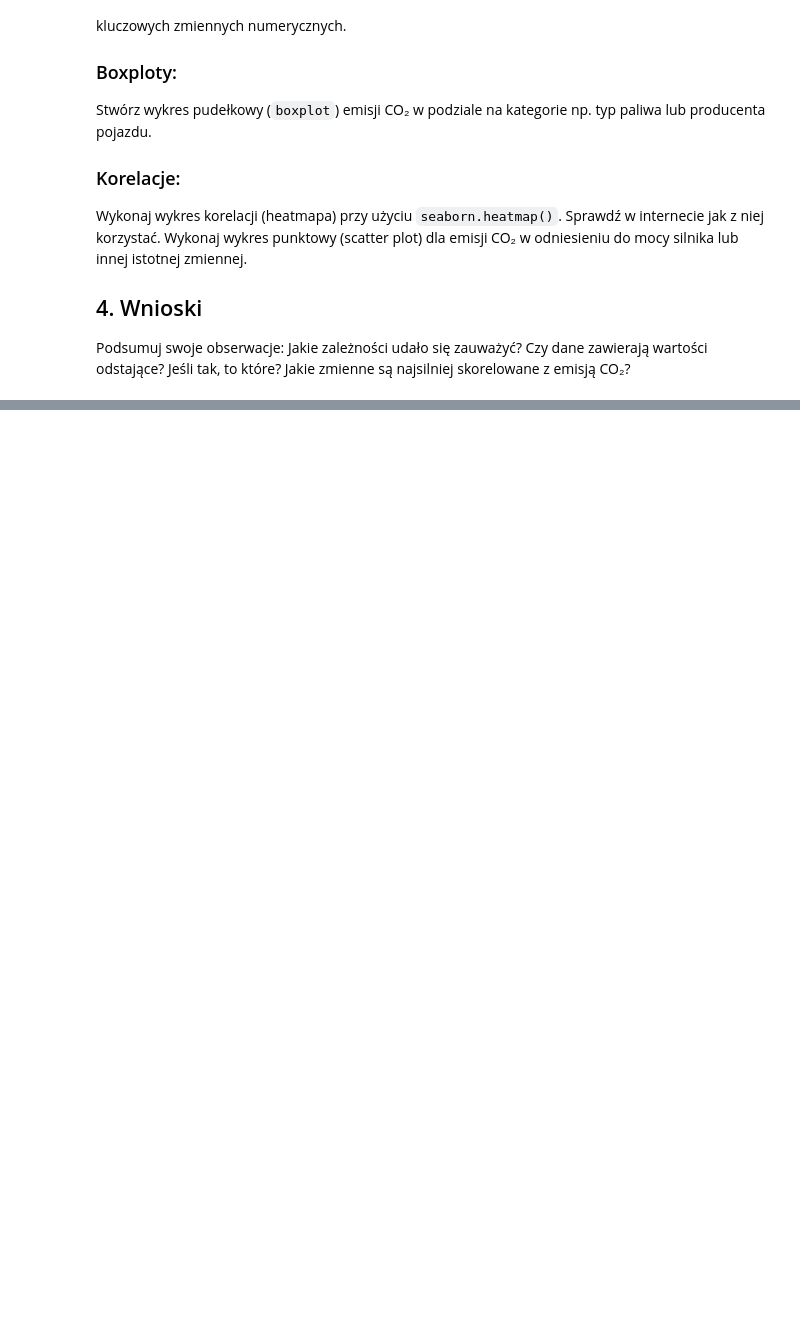
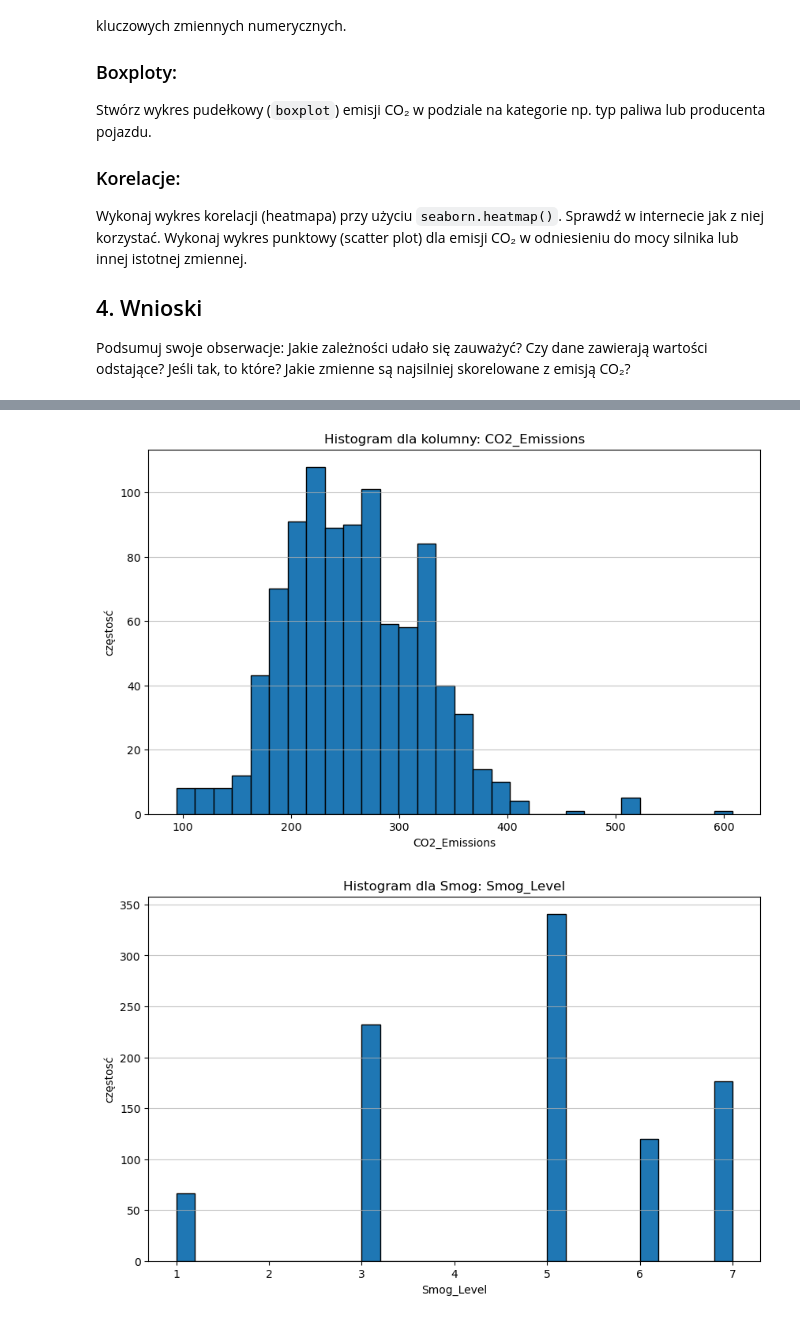
Before and after one commit to annlyd1986/labaJDA, a Jupyter notebook: codes/Laba25_homework.ipynb, the cells around one changed output, grey strips where cells are left out. Cells and saved outputs as stored; diff of their text form; code cells hidden in the pictures; blank space fills up the shorter version.

```diff
--- a/codes/Laba25_homework.ipynb
+++ b/codes/Laba25_homework.ipynb
@@ -42,0 +157,26 @@ display(df)
+# %%
+# zadanie 3
+# Histogram emisji CO₂
+
+kolumna = 'CO2_Emissions'
+
+plt.figure(figsize=(10, 6))
+plt.hist(df[kolumna], bins=30, edgecolor='black')  # Możesz dostosować liczbę binów
+plt.title(f'Histogram dla kolumny: {kolumna}')
+plt.xlabel(kolumna)
+plt.ylabel('częstosć')
+plt.grid(axis='y', alpha=0.75)
+plt.show()
+
+
+kolumna1 = 'Smog_Level'
+plt.figure(figsize=(10, 6))
+plt.hist(df[kolumna1], bins=30, edgecolor='black')
+plt.title(f'Histogram dla Smog: {kolumna1}')
+plt.xlabel(kolumna1)
+plt.ylabel('częstosć')
+plt.grid(axis='y', alpha=0.75)
+plt.show()
+# %% [output]
+[figure, added]
+[figure, added]
```
Also changed, not shown: parts of 6 cells of this notebook.
